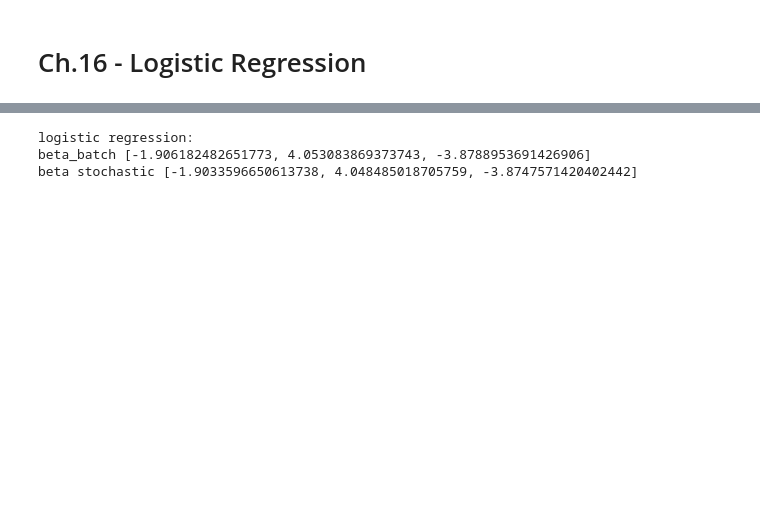
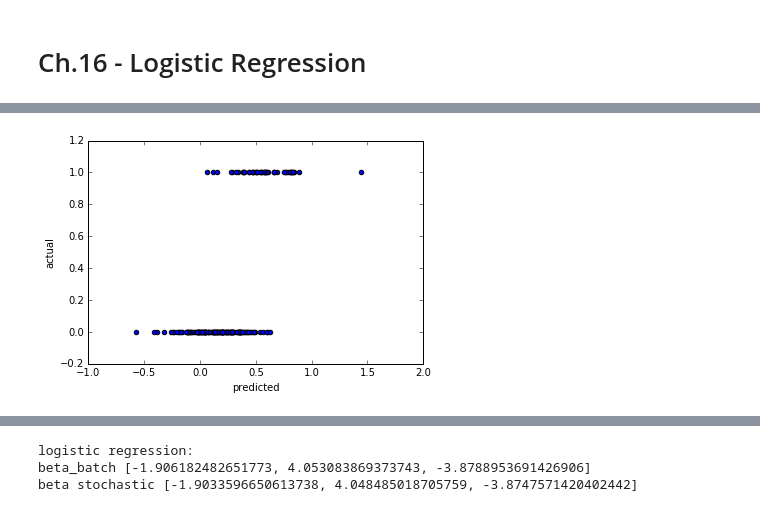
Before and after one commit to rnder/data-science-from-scratch, a Jupyter notebook: notebook/ch16_logistic_regression.ipynb, the cells around one changed output, grey strips where cells are left out. Cells and saved outputs as stored; diff of their text form; code cells hidden in the pictures; blank space fills up the shorter version.

```diff
--- a/notebook/ch16_logistic_regression.ipynb
+++ b/notebook/ch16_logistic_regression.ipynb
@@ -60,0 +82,9 @@ linear regression:
+# %%
+predictions = [predict(x_i, beta) for x_i in rescaled_x]
+
+plt.scatter(predictions, y)
+plt.xlabel("predicted")
+plt.ylabel("actual")
+plt.show()
+# %% [output]
+[figure, added]
```
Also changed, not shown: parts of 15 cells of this notebook, 1 other file.
